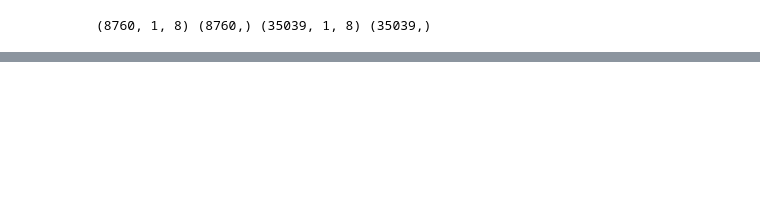
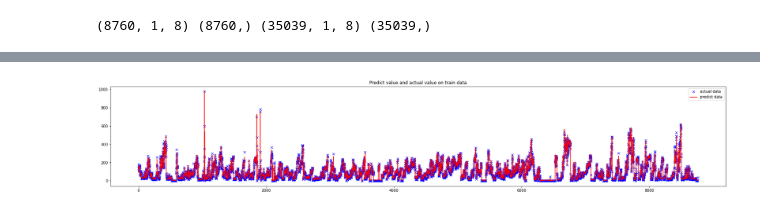
Before and after one commit to Fashion-Man/ECE9309, a Jupyter notebook: ECE9309 project.ipynb, the cells around one changed output, grey strips where cells are left out. Saved outputs shown, nothing was run; the diff lists cells and outputs as text; code cells hidden in the pictures; blank space fills up the shorter version.

```diff
--- a/ECE9309 project.ipynb
+++ b/ECE9309 project.ipynb
@@ -183,0 +177,9 @@ Test RMSE: 26.675
+# %%
+plt.figure(figsize=(30, 5))
+plt.plot(range(trainy.shape[0]),trainy,'bx',label='actual data')
+plt.plot(range(yprT.shape[0]),yprT,'r-',label='predict data')
+plt.title("Predict value and actual value on train data")
+plt.legend()
+plt.show()
+# %% [output]
+[figure, added]
```
Also changed, not shown: parts of 8 cells of this notebook.
